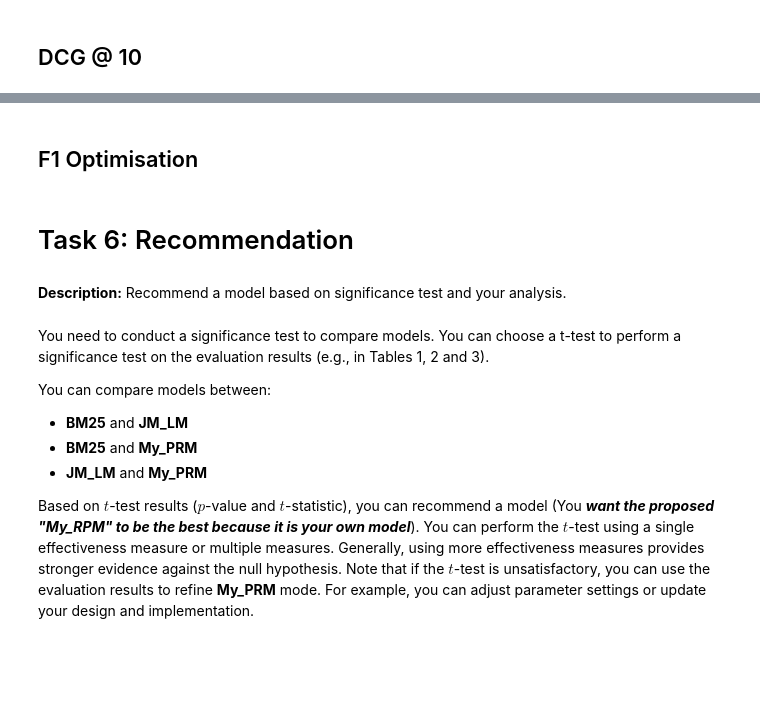
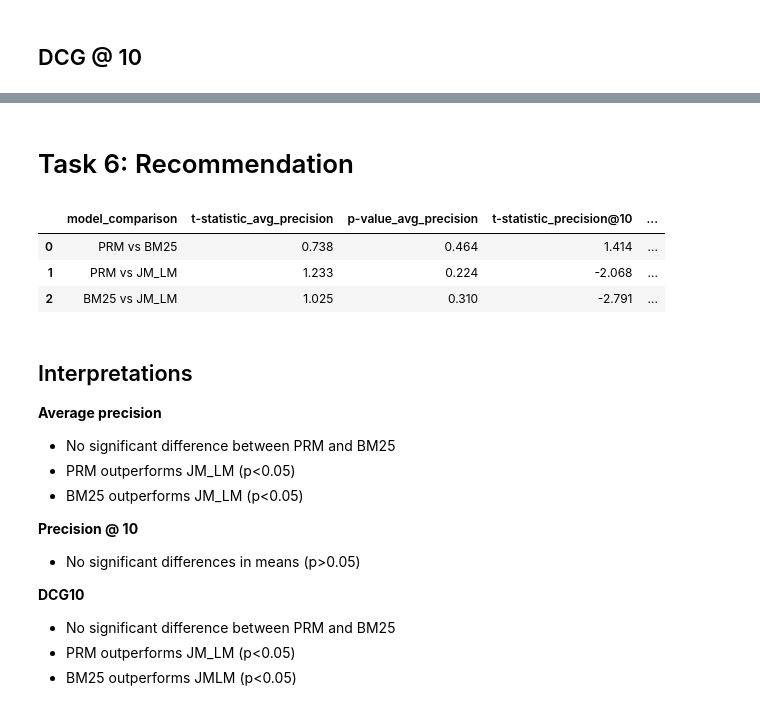
Before and after one commit to Bronson-Coombs/text-web-and-media-analytics-assignment-2, a Jupyter notebook: assignment-2/Text, Web, & Media Analytics Assignment 2.ipynb, the cells around one changed output, grey strips where cells are left out. Saved outputs shown, nothing was run; the diff lists cells and outputs as text; code cells hidden in the pictures; blank space fills up the shorter version.

```diff
--- a/assignment-2/Text, Web, & Media Analytics Assignment 2.ipynb
+++ b/assignment-2/Text, Web, & Media Analytics Assignment 2.ipynb
@@ -33,3 +37,6 @@ query_frame['parsed_query'] = query_frame.apply(
     lambda row: {**row['parsed_title'], **{k: v for k, v in row['parsed_description'].items() if k not in row['parsed_title']}} if row['parsed_description'] is not pd.NA else row['parsed_title'],
     axis=1
 )
+
+# Pull query topic and weighted query into a single dict
+query_set = dict(zip(query_frame['number'], query_frame['parsed_query']))
@@ -65,12 +53,10 @@ My_PRM_results = {}
 
 # Loop over queries/collection objects
 for query_key, collection in document_set.items():
-    query = query_frame.loc[query_frame['number'] == query_key, 'parsed_query'].iloc[0]  # retrieve weighted query
-
     # Rank documents
-    BM25_results[query_key] = BM25(collection=collection, query=query)
-    JM_LM_results[query_key] = JM_LM(collection=collection, query=query)
-    My_PRM_results[query_key] = My_PRM(weighting_function=BM25, collection=collection, query=query, threshold=0.7, theta=0)  # NOTE: GSCV threshold/theta?
+    BM25_results[query_key] = BM25(collection=collection, query=query_set[query_key])
+    JM_LM_results[query_key] = JM_LM(collection=collection, query=query_set[query_key])
+    My_PRM_results[query_key] = My_PRM(weighting_function=BM25, collection=collection, query=query_set[query_key], threshold=1.3, theta=7)
 
     # Save results
     write_scores_to_file(BM25_results[query_key], f"BM25_R{query_key}Ranking")
@@ -168,7 +99,7 @@ def calculate_precision(evaluations, model_results, threshold: float, top_k: int
 # %%
 # Defining thresholds (used in both average precision and precision@10)
 bm25_threshold = 0.6
-jm_lm_threshold = 0.000001
+jm_lm_threshold = 0.000000000000000004
 prm_threshold = 0.005
 # %%
 # Calculate precision for each query
@@ -250,2 +198,0 @@ dcg_10
-# %% [markdown]
-## F1 Optimisation
@@ -329,13 +199,41 @@ manual_grid_search(evaluations, JM_LM_results, thresholds)
 # %% [markdown]
 # Task 6: Recommendation
-# %% [markdown]
-**Description:** Recommend a model based on significance test and your analysis.
-# %% [markdown]
-You need to conduct a significance test to compare models. You can choose a t-test to perform a significance test on the evaluation results (e.g., in Tables 1, 2 and 3).
-
-You can compare models between:
-- **BM25** and **JM_LM**
-- **BM25** and **My_PRM**
-- **JM_LM** and **My_PRM**
-
-Based on $t$-test results ($p$-value and $t$-statistic), you can recommend a model (You ***want the proposed "My_RPM" to be the best because it is your own model***). You can perform the $t$-test using a single effectiveness measure or multiple measures. Generally, using more effectiveness measures provides stronger evidence against the null hypothesis. Note that if the $t$-test is unsatisfactory, you can use the evaluation results to refine **My_PRM** mode. For example, you can adjust parameter settings or update your design and implementation.
+# %%
+# Perform t-tests using average_precision scores
+precision_names = ['prm_precision', 'bm25_precision', 'jm_lm_precision']#names with relevant information from 'average_precision'
+precision_ttests = compare_models(average_precision, precision_names, 'avg_precision')
+
+# Precision@10 as evaluation metric
+precision_10_names = ['prm_precision@10', 'bm25_precision@10', 'jm_lm_precision@10']
+precision_10_ttests = compare_models(precision_10, precision_10_names, 'precision@10')
+
+# DCG10 as evaluation metric
+dcg10_names = ['prm_DCG_p10', 'bm25_DCG_p10', 'jm_lm_DCG_p10']
+dcg10_ttests = compare_models(dcg_10, dcg10_names, 'DCG10')
+
+# Merge all of these into one dataframe, using the common column 'model_comparison'
+ttest_results = pd.merge((pd.merge(precision_ttests, precision_10_ttests, on='model_comparison')), dcg10_ttests, on='model_comparison')
+
+# Rounding to 3 decimal places for interpretability
+ttest_results_rounded = pd.DataFrame(ttest_results).round(3)
+ttest_results_rounded
+# %% [output]
+|  | model_comparison | t-statistic_avg_precision | p-value_avg_precision | t-statistic_precision@10 | ... |
+| 0 | PRM vs BM25 | 0.738 | 0.464 | 1.414 | ... |
+| 1 | PRM vs JM_LM | 1.233 | 0.224 | -2.068 | ... |
+| 2 | BM25 vs JM_LM | 1.025 | 0.310 | -2.791 | ... |
+# %% [markdown]
+## Interpretations
+
+**Average precision**
+- No significant difference between PRM and BM25
+- PRM outperforms JM_LM (p<0.05)
+- BM25 outperforms JM_LM (p<0.05)
+
+**Precision @ 10**
+- No significant differences in means (p>0.05)
+
+**DCG10**
+- No significant difference between PRM and BM25
+- PRM outperforms JM_LM (p<0.05)
+- BM25 outperforms JMLM (p<0.05)
```
Also changed, not shown: parts of 22 cells of this notebook, 11 other files.
